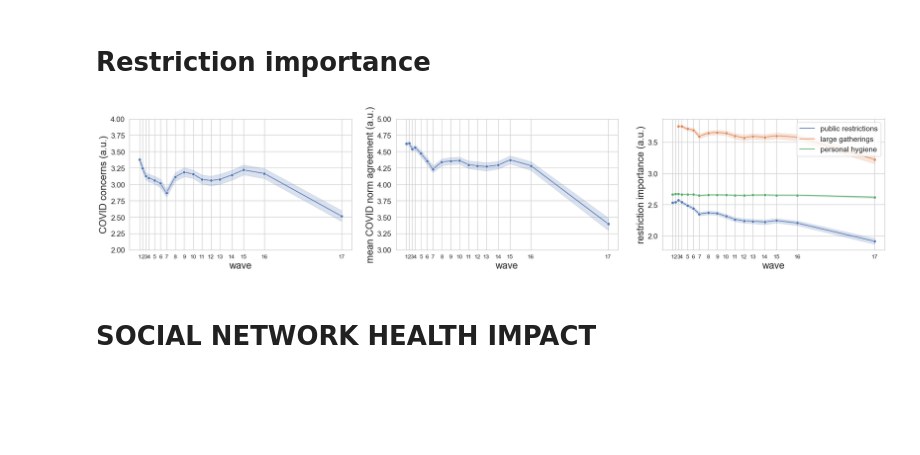
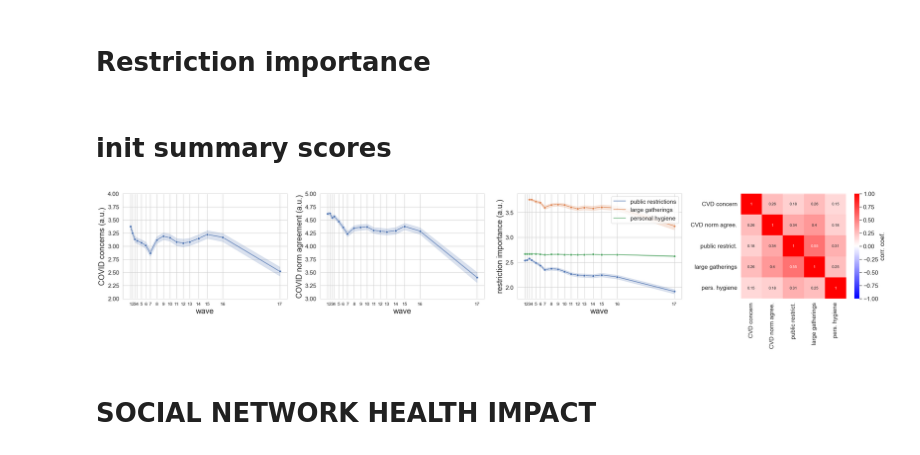
Before and after one commit to terusch/CVD-DYN_core, a Jupyter notebook: self_response_measures/Scale_summary_scores.ipynb, the cells around one changed output. Drawn from its saved outputs; the diff is of its cells as text; code cells hidden in the pictures; blank space fills up the shorter version.

Commit message:
init

```diff
--- a/self_response_measures/Scale_summary_scores.ipynb
+++ b/self_response_measures/Scale_summary_scores.ipynb
@@ -154,19 +152,14 @@ summary_scores['safety_measures'] =data[safety_measures].astype(float).mean(axis
 cvd_concerns = []
 for idx in range(9,13):
     cvd_concerns.append('RW' + str(idx))
-
-summary_scores['cvd_concern'] = data[cvd_concerns].astype(float).mean(axis = 1)
-cvd_concerns = []
-for idx in range(9,13):
-    cvd_concerns.append('RW' + str(idx))
-summary_scores['cvd_concern'] = data[cvd_concerns].astype(float).mean(axis = 1)
+data['cvd_concern'] = data[cvd_concerns].astype(float).mean(axis = 1)
 # %% [markdown]
 # CVD Norm
 # %%
 cvd_norm = []
 for idx in range(2,5):
     cvd_norm.append('norm' + str(idx))
-summary_scores['cvd_norm_agreement'] = data[cvd_norm].astype(float).mean(axis = 1)
+data['cvd_norm_agreement'] = data[cvd_norm].astype(float).mean(axis = 1)
 # %% [markdown]
 # Restriction importance
 # %%
@@ -201,14 +194,16 @@ factors[cols] = 5 - data[cols].astype(float)
 # factor 1
 for fItem in factor1_dict.keys():
     factors[fItem] = factors[fItem]*factor1_dict[fItem]
-summary_scores['restrict_f1'] = factors[factor1_dict.keys()].mean(axis=1)
+data['restrict_f1'] = factors[factor1_dict.keys()].mean(axis=1)
 
 # factor 2
 for fItem in factor2_dict.keys():
     factors[fItem] = factors[fItem]*factor2_dict[fItem]
-summary_scores['restrict_f2'] = factors[factor2_dict.keys()].mean(axis=1)
+data['restrict_f2'] = factors[factor2_dict.keys()].mean(axis=1)
 
 # factor 3
 for fItem in factor3_dict.keys():
     factors[fItem] = factors[fItem]*factor3_dict[fItem]
-summary_scores['restrict_f3'] = factors[factor3_dict.keys()].mean(axis=1)
+data['restrict_f3'] = factors[factor3_dict.keys()].mean(axis=1)
+# %% [markdown]
+# init summary scores
@@ -215,5 +235,15 @@ summary_scores['restrict_f3'] = factors[factor3_dict.keys()].mean(axis=1)
+# %%
+pid_attitude_corr = pd.DataFrame(columns = ['pid', 'index_var']+attitude_measures)
+for pid in summary_scores.PROLIFIC_PID.unique():
+    if summary_scores.loc[summary_scores.PROLIFIC_PID==pid].shape[0]>2:
+        tmp_df = summary_scores.loc[summary_scores.PROLIFIC_PID==pid, attitude_measures].corr().reset_index()
+        tmp_df  = tmp_df.rename(columns = {'index': 'index_var'})
+        tmp_df['pid'] = pid
+        pid_attitude_corr = pd.concat([pid_attitude_corr, tmp_df])
+
+attitude_corr = pid_attitude_corr.groupby(by='index_var').mean(numeric_only = True)
 # %%
-fig, axs = plt.subplots(1,3, figsize = (28,5))
+fig, axs = plt.subplots(1,4, figsize = (35,5))
 
 
 sns.lineplot(data = summary_scores, x = 'week', y ='cvd_concern', marker = 'o',  ax = axs[0])
@@ -226,35 +256,46 @@ axs[0].set_ylim([2,4])
 axs[0].set_ylabel('COVID concerns (a.u.)')
 axs[0].tick_params(axis='x', labelsize=12)
 axs[0].yaxis.label.set_size(20)
 axs[0].xaxis.label.set_size(20)
 
 sns.lineplot(data = summary_scores, x = 'week', y = 'cvd_norm_agreement', marker = 'o', ax = axs[1])
 axs[1].set_xticks(summary_scores.week.unique());
 axs[1].set_xticklabels(summary_scores.wave.unique());
 axs[1].set_xticks(summary_scores.week.unique());
 axs[1].set_xticklabels(summary_scores.wave.unique());
 axs[1].set_xlabel('wave');
 axs[1].set_ylim([3,5]);
-axs[1].set_ylabel('mean COVID norm agreement (a.u.)');
+axs[1].set_ylabel('COVID norm agreement (a.u.)');
 axs[1].tick_params(axis='x', labelsize=12)
 axs[1].yaxis.label.set_size(20)
 axs[1].xaxis.label.set_size(20)
 
 tmp_data = summary_scores[['PROLIFIC_PID','week','wave','restrict_f1', 'restrict_f2', 'restrict_f3']].melt(id_vars=['PROLIFIC_PID', 'week', 'wave'], value_vars=['restrict_f1', 'restrict_f2', 'restrict_f3'])
 sns.lineplot(data = tmp_data, x = 'week', y = 'value', hue = 'variable', marker = 'o', ax = axs[2])
 axs[2].set_xticks(summary_scores.week.unique());
 axs[2].set_xticklabels(summary_scores.wave.unique());
 axs[2].set_xticks(summary_scores.week.unique());
 axs[2].set_xticklabels(summary_scores.wave.unique());
 axs[2].set_xlabel('wave');
 axs[2].set_ylabel('restriction importance (a.u.)');
 handles, labels = axs[2].get_legend_handles_labels()
 axs[2].legend(handles=handles[0:], labels = ['public restrictions', 'large gatherings', 'personal hygiene'])
 axs[2].tick_params(axis='x', labelsize=12)
 axs[2].yaxis.label.set_size(20)
 axs[2].xaxis.label.set_size(20)
+attitude_corr = attitude_corr.round(2)
+
+sns.heatmap(attitude_corr, cmap='bwr',annot=True, vmin = -1, vmax = 1, ax= axs[3],cbar_kws={'label': 'corr. coef.'})
+axs[3].set_box_aspect(1)
+axs[3].set_xticklabels(['CVD concern', 'CVD norm agree.', 'public restrict.', 'large gatherings', 'pers. hygiene'])
+axs[3].set_ylabel('')
+axs[3].set_yticklabels(['CVD concern', 'CVD norm agree.', 'public restrict.', 'large gatherings', 'pers. hygiene'])
+
+
+img_format = 'svg'
+fig.savefig(os.path.join(fig_dir, 'timecourse_CVD_attitudes.' + img_format), format=img_format)
 # %% [output]
-[figure, old version]
+[figure, new version]
 # %% [markdown]
 # SOCIAL NETWORK HEALTH IMPACT
 # %%
```
Also changed, not shown: parts of 13 cells of this notebook, 1 other file.
